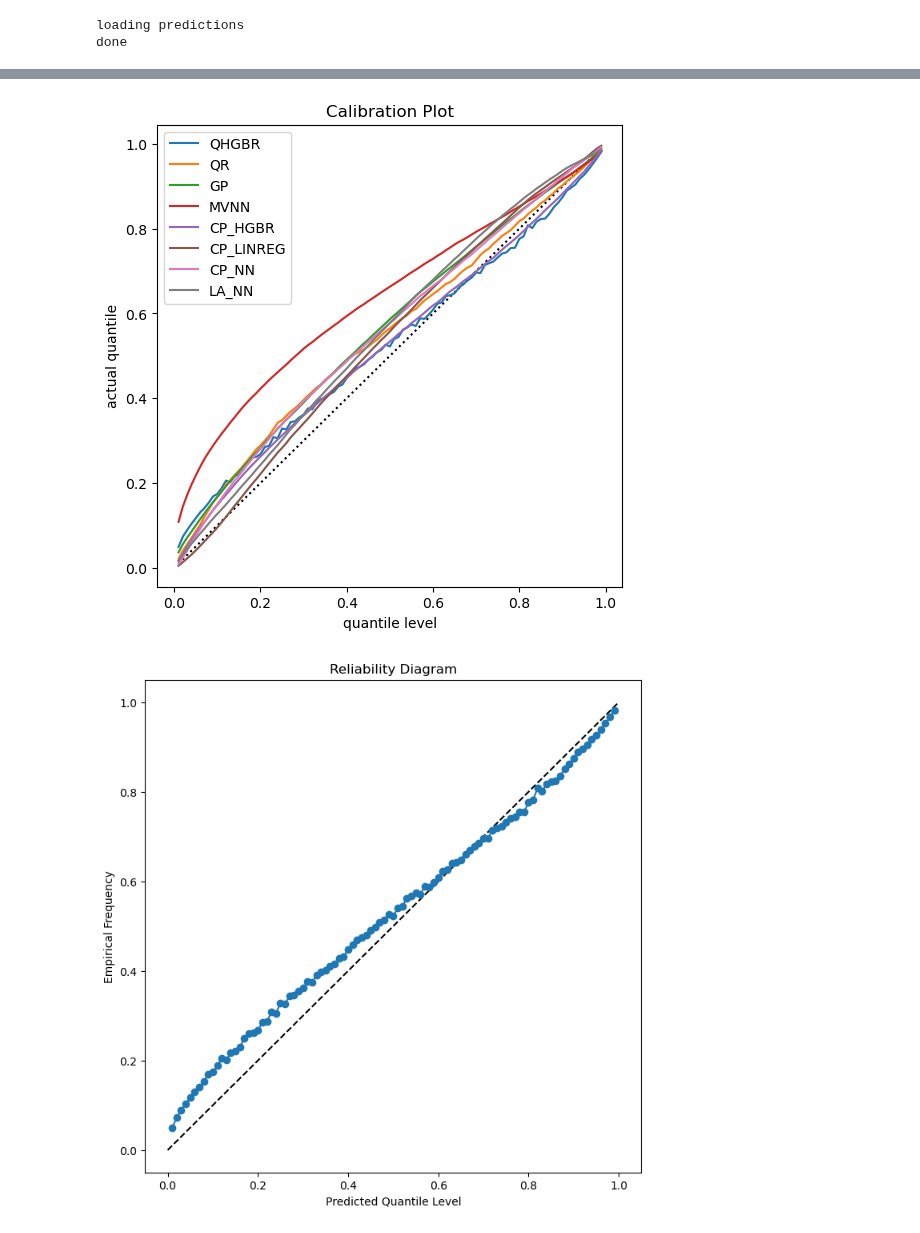
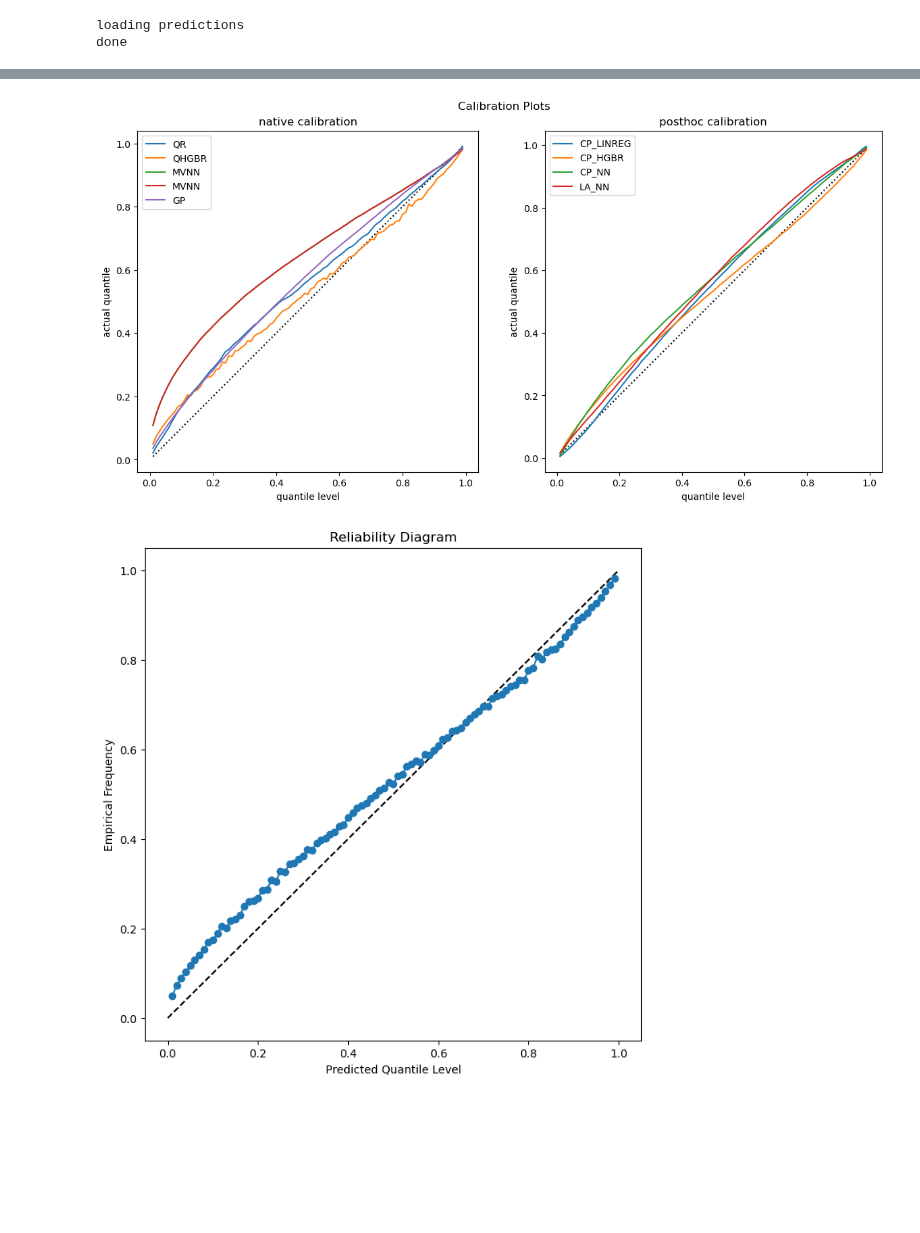
Before and after one commit to MischaDy/electricity-uq, a Jupyter notebook: plot_calibration.ipynb, the cells around one changed output, grey strips where cells are left out. Saved outputs shown, nothing was run; the diff lists cells and outputs as text; code cells hidden in the pictures; blank space fills up the shorter version.

Commit message:
split calibration plot by native/posthoc

```diff
--- a/plot_calibration.ipynb
+++ b/plot_calibration.ipynb
@@ -116,3 +116,20 @@ print('done')
 WARNING:root:At least one IO_Helper param of [filename_parts, methods_kwargs] is None, so not all functionality will be available!
 loading predictions
 done
+# %%
+# compute calibrations
+
+print('computing calibrations')
+
+y_test_rep = np.vstack([y_test] * len(settings.QUANTILES))
+y_test_rep = y_test_rep.transpose()
+
+method_calibrations = {}
+for method, arrs in uq_method_to_arrs_dict.items():
+    y_pred, y_quantiles, y_std = arrs
+    y_pred_test, y_quantiles_test, y_std_test = [arr[-n_test_samples:] for arr in arrs]
+
+    calibration_arr = (y_test_rep <= y_quantiles_test)
+    calibration_vals = calibration_arr.mean(axis=0)
+    method_calibrations[method] = calibration_vals
+print('done')
@@ -119,32 +139,57 @@ done
 # %%
 import numpy as np
 
+DPI = 100
 FILEPATH = 'comparison_storage/plots/calibration_plot.png'
 
+
+METHOD_TYPE_DICT = {
+    'native': ['qr', 'qhgbr', 'mvnn', 'mvnn', 'gp'],
+    'posthoc': ['cp_linreg', 'cp_hgbr', 'cp_nn', 'la_nn']
+}
+# METHOD_TO_MODEL_CATEGORIES_DICT = {
+#     'native': {
+#         'qr': 'Baseline',
+#         'qhgbr': 'Tree',
+#         'mvnn': 'NN',
+#         'mvnn': 'NN',
+#         'gp': 'GP',
+#     },
+#     'posthoc': {
+#         'cp_linreg': 'Baseline',
+#         'cp_hgbr': 'Tree',
+#         'cp_nn': 'NN',
+#         'la_nn': 'NN',
+#     }
+# }
+COLORS = plt.rcParams['axes.prop_cycle'].by_key()['color']
+# categories = ['Baseline', 'Tree', 'NN', 'GP']
+# CATEGORY_TO_COLOR_DICT = dict(zip(categories, colors))
+
 x_plot = settings.QUANTILES
+fig, axs = plt.subplots(nrows=1, ncols=2, figsize=(12, 6), layout='constrained', dpi=DPI)
+fig.suptitle('Calibration Plots')
+for ax, (method_type, methods) in zip(axs, METHOD_TYPE_DICT.items()):
+    ax.set_aspect('equal')
+    ax.plot(x_plot, x_plot, linestyle='dotted', color='black')
+    ax.set_title(f'{method_type} calibration')
+    ax.set_xlabel('quantile level')
+    ax.set_ylabel('actual quantile')
 
-y_test_rep = np.vstack([y_test] * len(settings.QUANTILES))
-y_test_rep = y_test_rep.transpose()
+    for method, color in zip(methods, COLORS):
+        calibrations = method_calibrations[method]
+        ax.plot(x_plot, calibrations, label=method.upper())
+    ax.legend()
 
-fig, ax = plt.subplots(figsize=(6, 6))
-ax.plot(x_plot, x_plot, linestyle='dotted', color='black')
-for method, arrs in uq_method_to_arrs_dict.items():
-    y_pred, y_quantiles, y_std = arrs
-    y_pred_test, y_quantiles_test, y_std_test = [arr[-n_test_samples:] for arr in arrs]
+# legend_elements = [Line2D([0], [0], marker='o', markerfacecolor=color, color='w', label=method_type, markersize=np.sqrt(SCATTER_SIZE))
+#                    for method_type, color in zip(TYPE_TO_METHOD_PAIRS.keys(), COLORS)]
 
-    calibration_arr = (y_test_rep <= y_quantiles_test)
-    calibration_vals = calibration_arr.mean(axis=0)
-    ax.plot(x_plot, calibration_vals, label=method.upper())
-    # break
+# fig.legend(handles=legend_elements, bbox_to_anchor=(7/8, 3/4), loc='center')
 
-ax.set_title('Calibration Plot')
-ax.set_xlabel('quantile level')
-ax.set_ylabel('actual quantile')
-ax.legend()
-plt.savefig(FILEPATH)
-# plt.show()
+if FILEPATH is not None:
+    plt.savefig(FILEPATH)
 # %% [output]
-[figure, old version]
+[figure, new version]
 # %%
 import matplotlib.pyplot as plt
 import numpy as np
```
Also changed, not shown: parts of 1 cell of this notebook, 1 other file.
